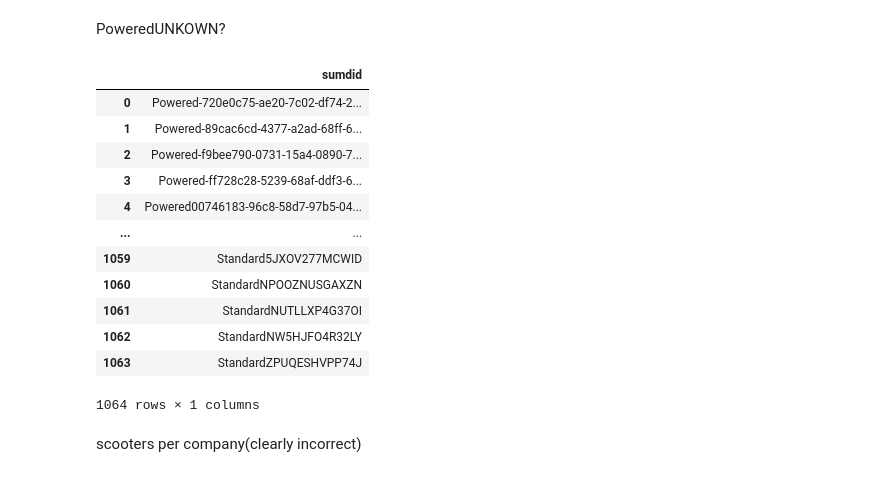
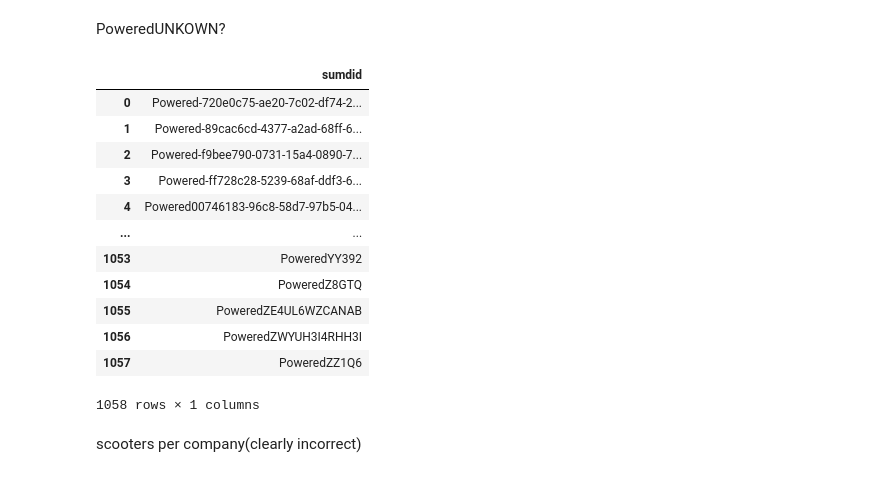
Before and after one commit to NSS-Data-Analytics-Cohort-8/scooter-partner1-badger-badger-python, a Jupyter notebook: notebooks/scoot_scoot.ipynb, the cells around one changed output. Cells and saved outputs as stored; diff of their text form; code cells hidden in the pictures.

```diff
--- a/notebooks/scoot_scoot.ipynb
+++ b/notebooks/scoot_scoot.ipynb
@@ -238,31 +238,32 @@ PoweredUNKOWN?
 # %%
 crash5 = '''
 SELECT DISTINCT sumdid
 FROM scooters
 WHERE sumdid NOT IN
     (SELECT
         DISTINCT sumdid
     FROM trips
     WHERE sumdid != 'PoweredUNKOWN'
     GROUP BY sumdid)
+AND sumdid LIKE '%%Powered%%'
 '''
 
 cra5 = pd.read_sql(crash5, con=engine)
 cra5
 # %% [output]
 |  | sumdid |
 | 0 | Powered-720e0c75-ae20-7c02-df74-2... |
 | 1 | Powered-89cac6cd-4377-a2ad-68ff-6... |
 | 2 | Powered-f9bee790-0731-15a4-0890-7... |
 | 3 | Powered-ff728c28-5239-68af-ddf3-6... |
 | 4 | Powered00746183-96c8-58d7-97b5-04... |
 | ... | ... |
-| 1059 | Standard5JXOV277MCWID |
-| 1060 | StandardNPOOZNUSGAXZN |
-| 1061 | StandardNUTLLXP4G37OI |
-| 1062 | StandardNW5HJFO4R32LY |
-| 1063 | StandardZPUQESHVPP74J |
+| 1053 | PoweredYY392 |
+| 1054 | PoweredZ8GTQ |
+| 1055 | PoweredZE4UL6WZCANAB |
+| 1056 | PoweredZWYUH3I4RHH3I |
+| 1057 | PoweredZZ1Q6 |
-1064 rows × 1 columns
+1058 rows × 1 columns
 # %% [markdown]
 scooters per company(clearly incorrect)
 # %%
```
Also changed, not shown: parts of 17 cells of this notebook, 1 other file.
